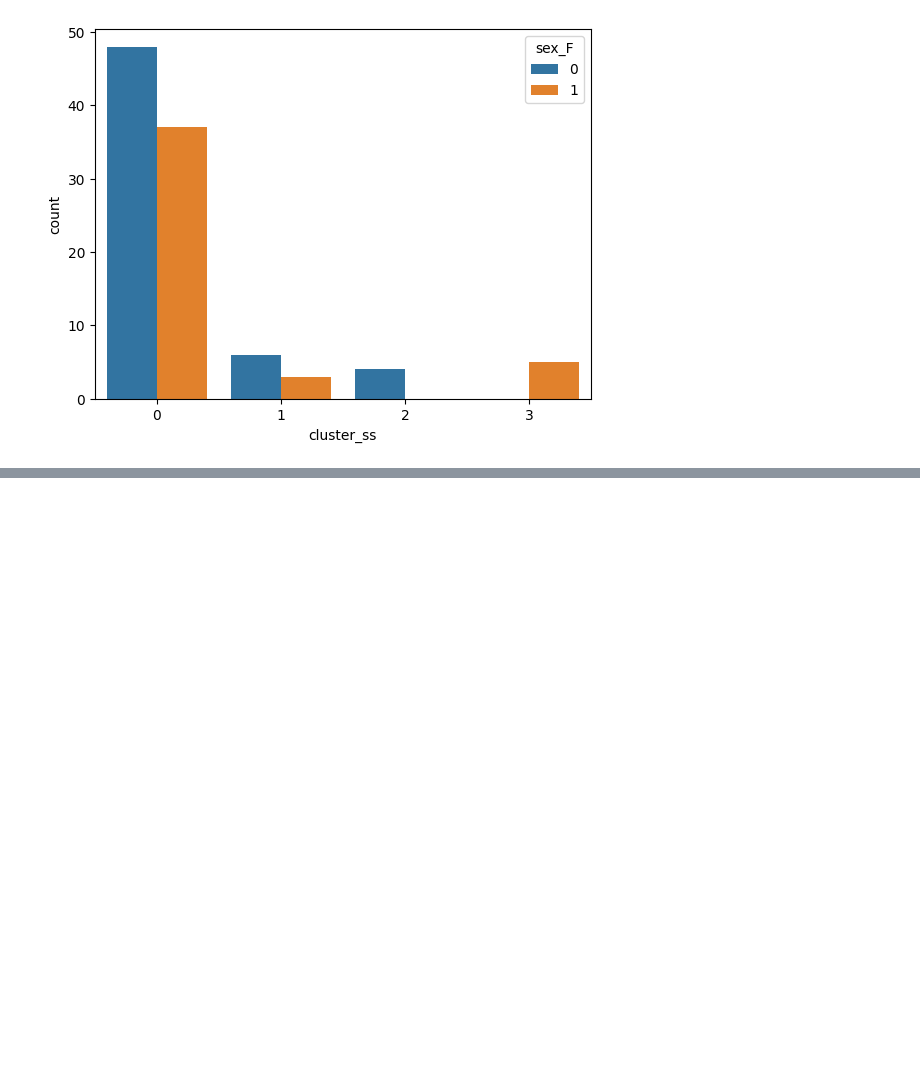
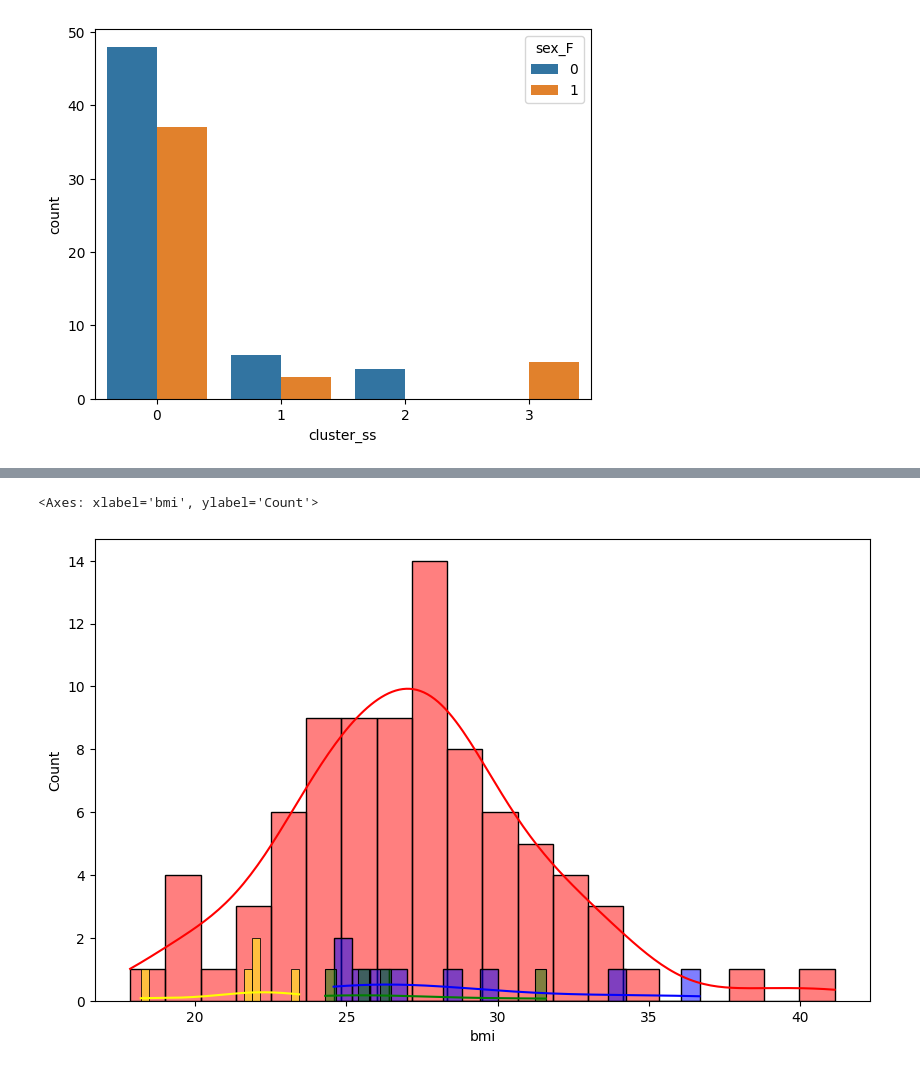
Before and after one commit to g-lago8/CHL-Project, a Jupyter notebook: notebooks/questionnaires_scores.ipynb, the cells around one changed output, grey strips where cells are left out. Saved outputs shown, nothing was run; the diff lists cells and outputs as text; code cells hidden in the pictures; blank space fills up the shorter version.

```diff
--- a/notebooks/questionnaires_scores.ipynb
+++ b/notebooks/questionnaires_scores.ipynb
@@ -665,0 +644,10 @@ sns.countplot(data=df, x='cluster_ss', hue='sex_F')
+# %%
+# same for bmi
+plt.figure(figsize=(10, 6))
+sns.histplot(df[df['cluster_ss'] == 0]['bmi'], bins=20, kde=True, color='red')
+sns.histplot(df[df['cluster_ss'] == 1]['bmi'], bins=20, kde=True, color='blue')
+sns.histplot(df[df['cluster_ss'] == 2]['bmi'], bins=20, kde=True, color='green')
+sns.histplot(df[df['cluster_ss'] == 3]['bmi'], bins=20, kde=True, color='yellow')
+# %% [output]
+<Axes: xlabel='bmi', ylabel='Count'>
+[figure, added]
```
Also changed, not shown: parts of 80 cells of this notebook.
